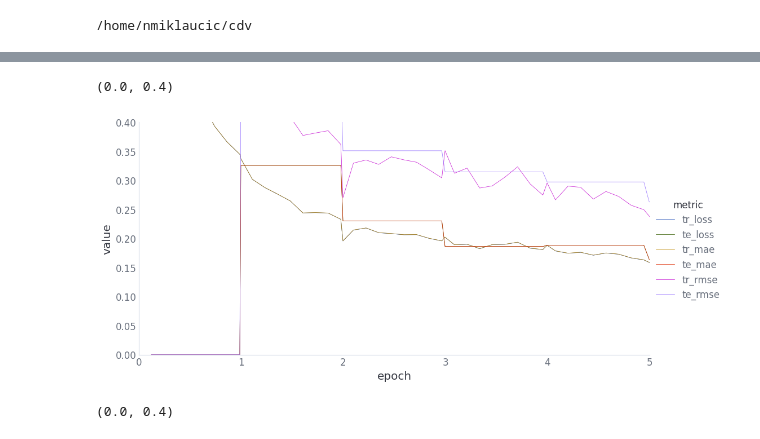
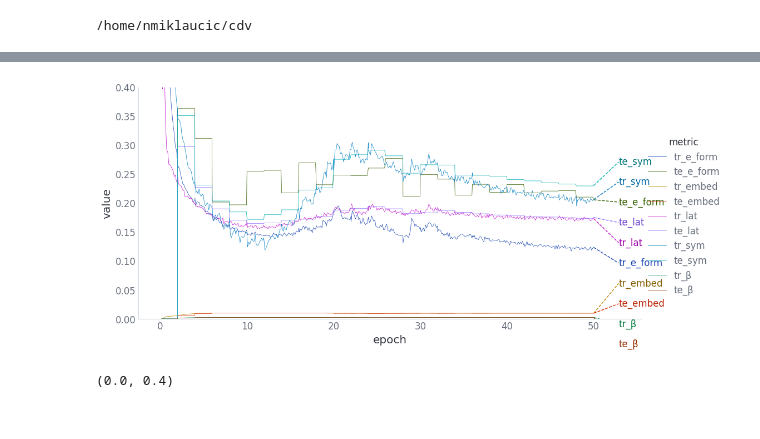
Before and after one commit to nicholas-miklaucic/facet, a Jupyter notebook: notebooks/log-visuals.ipynb, the cells around one changed output, grey strips where cells are left out. Cells and saved outputs as stored; diff of their text form; code cells hidden in the pictures.

```diff
--- a/notebooks/log-visuals.ipynb
+++ b/notebooks/log-visuals.ipynb
@@ -18,15 +38,21 @@ rp.plotly_setup(is_dark)
 # %%
-df = pd.read_feather('/home/nmiklaucic/cdv/logs/07-25-10_518/metrics.feather')
+df = pd.read_feather('/home/nmiklaucic/cdv/logs/mace_vae_868/metrics.feather')
 mdf = df.melt(id_vars=['step', 'epoch'], var_name='metric')
 separate_vars = ['lr', 'rel_mins', 'throughput', 'grad_norm']
-sns.relplot(mdf[~mdf['metric'].isin(separate_vars)], hue='metric', x='epoch', y='value',
+mdf2 = mdf[~mdf['metric'].isin(separate_vars)]
+
+ymin, ymax = 0, 0.4
+
+y_last = mdf2.groupby('metric').last()['value']
+in_bounds_cols = (y_last < ymax) & (ymin < y_last)
+sns.relplot(mdf2[in_bounds_cols[mdf2['metric']].values], hue='metric', x='epoch', y='value',
             kind='line', aspect=2, lw=0.5)
-plt.xlim(0, 5)
-plt.ylim(0, 0.4)
+# plt.xlim(0, 5)
+plt.ylim(ymin, ymax)
+rp.line_labels()
 # plt.axvline(12)
 # %% [output]
-(0.0, 0.4)
-[figure, old version]
+[figure, new version]
 # %%
 df = pd.read_feather('/home/nmiklaucic/cdv/logs/mace_skipatom_585/metrics.feather')
 mdf = df.melt(id_vars=['step', 'epoch'], var_name='metric')
```
Also changed, not shown: parts of 1 cell of this notebook, 10 other files.
